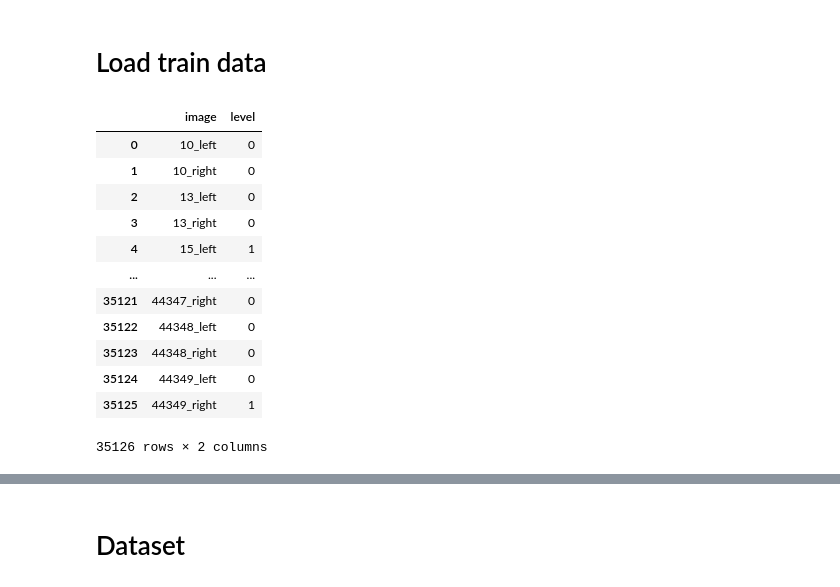
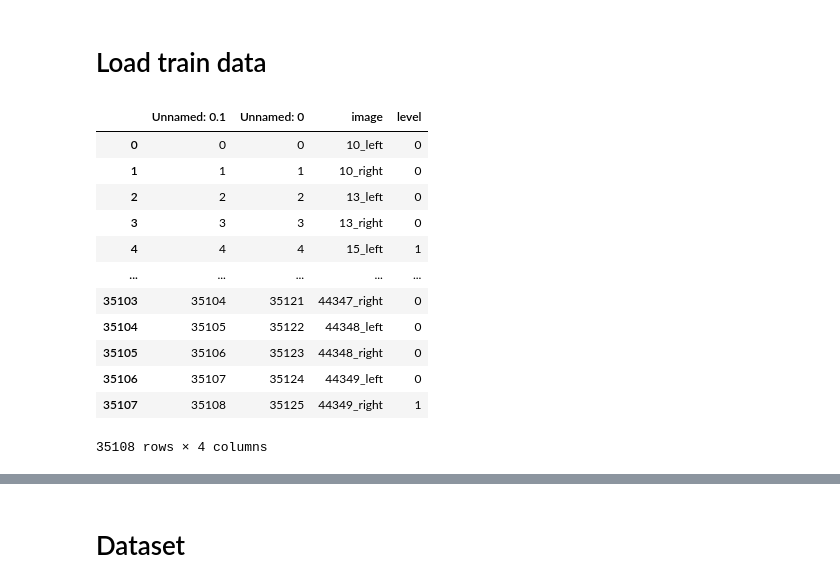
Before and after one commit to aakashks/SupCon-DR, a Jupyter notebook: model_full_train.ipynb, the cells around one changed output, grey strips where cells are left out. Saved outputs shown, nothing was run; the diff lists cells and outputs as text; code cells hidden in the pictures.

```diff
--- a/model_full_train.ipynb
+++ b/model_full_train.ipynb
@@ -70,22 +72,22 @@ run = wandb.init(
 # %% [markdown]
 # Load train data
 # %%
-train_data = pd.read_csv(os.path.join(DATA_FOLDER, 'trainLabels.csv'))
+train_data = pd.read_csv(os.path.join(DATA_FOLDER, 'trainLabels_cropped.csv'))
 train_data
 # %% [output]
-|  | image | level |
-| 0 | 10_left | 0 |
-| 1 | 10_right | 0 |
-| 2 | 13_left | 0 |
-| 3 | 13_right | 0 |
-| 4 | 15_left | 1 |
-| ... | ... | ... |
-| 35121 | 44347_right | 0 |
-| 35122 | 44348_left | 0 |
-| 35123 | 44348_right | 0 |
-| 35124 | 44349_left | 0 |
-| 35125 | 44349_right | 1 |
+|  | Unnamed: 0.1 | Unnamed: 0 | image | level |
+| 0 | 0 | 0 | 10_left | 0 |
+| 1 | 1 | 1 | 10_right | 0 |
+| 2 | 2 | 2 | 13_left | 0 |
+| 3 | 3 | 3 | 13_right | 0 |
+| 4 | 4 | 4 | 15_left | 1 |
+| ... | ... | ... | ... | ... |
+| 35103 | 35104 | 35121 | 44347_right | 0 |
+| 35104 | 35105 | 35122 | 44348_left | 0 |
+| 35105 | 35106 | 35123 | 44348_right | 0 |
+| 35106 | 35107 | 35124 | 44349_left | 0 |
+| 35107 | 35108 | 35125 | 44349_right | 1 |
-35126 rows × 2 columns
+35108 rows × 4 columns
 # %%
 # remove all images from the csv if they are not in the folder
 lst = map(lambda x: x[:-5], os.listdir(TRAIN_DATA_FOLDER))
```
Also changed, not shown: parts of 13 cells of this notebook.
